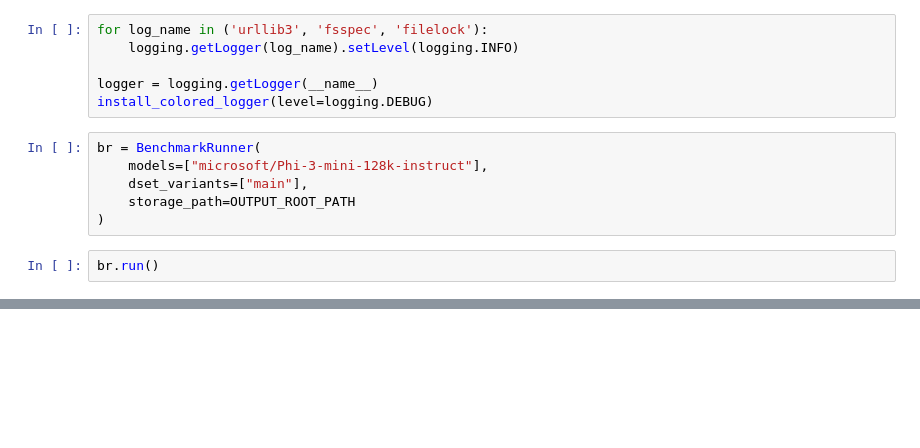
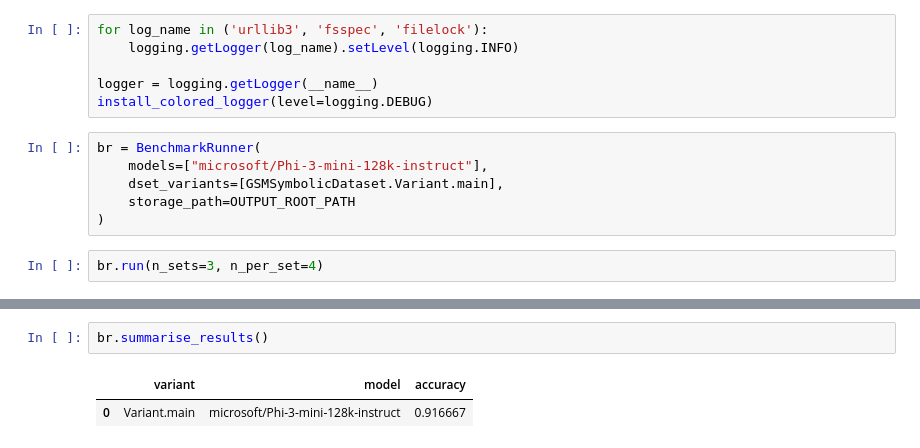
Before and after one commit to the-mysh/gsm-symbolic-benchmarking, a Jupyter notebook: notebooks/benchmark_reproduction.ipynb, the cells around one changed output, grey strips where cells are left out. Saved outputs shown, nothing was run; the diff lists cells and outputs as text; blank space fills up the shorter version.

Commit message:
Working mini-version of the benchmark

```diff
--- a/notebooks/benchmark_reproduction.ipynb
+++ b/notebooks/benchmark_reproduction.ipynb
@@ -74,8 +74,8 @@ install_colored_logger(level=logging.DEBUG)
 # %%
 br = BenchmarkRunner(
     models=["microsoft/Phi-3-mini-128k-instruct"],
-    dset_variants=["main"],
+    dset_variants=[GSMSymbolicDataset.Variant.main],
     storage_path=OUTPUT_ROOT_PATH
 )
 # %%
-br.run()
+br.run(n_sets=3, n_per_set=4)
@@ -81,0 +125,5 @@ br.run()
+# %%
+br.summarise_results()
+# %% [output]
+|  | variant | model | accuracy |
+| 0 | Variant.main | microsoft/Phi-3-mini-128k-instruct | 0.916667 |
```
Also changed, not shown: parts of 1 cell of this notebook.
